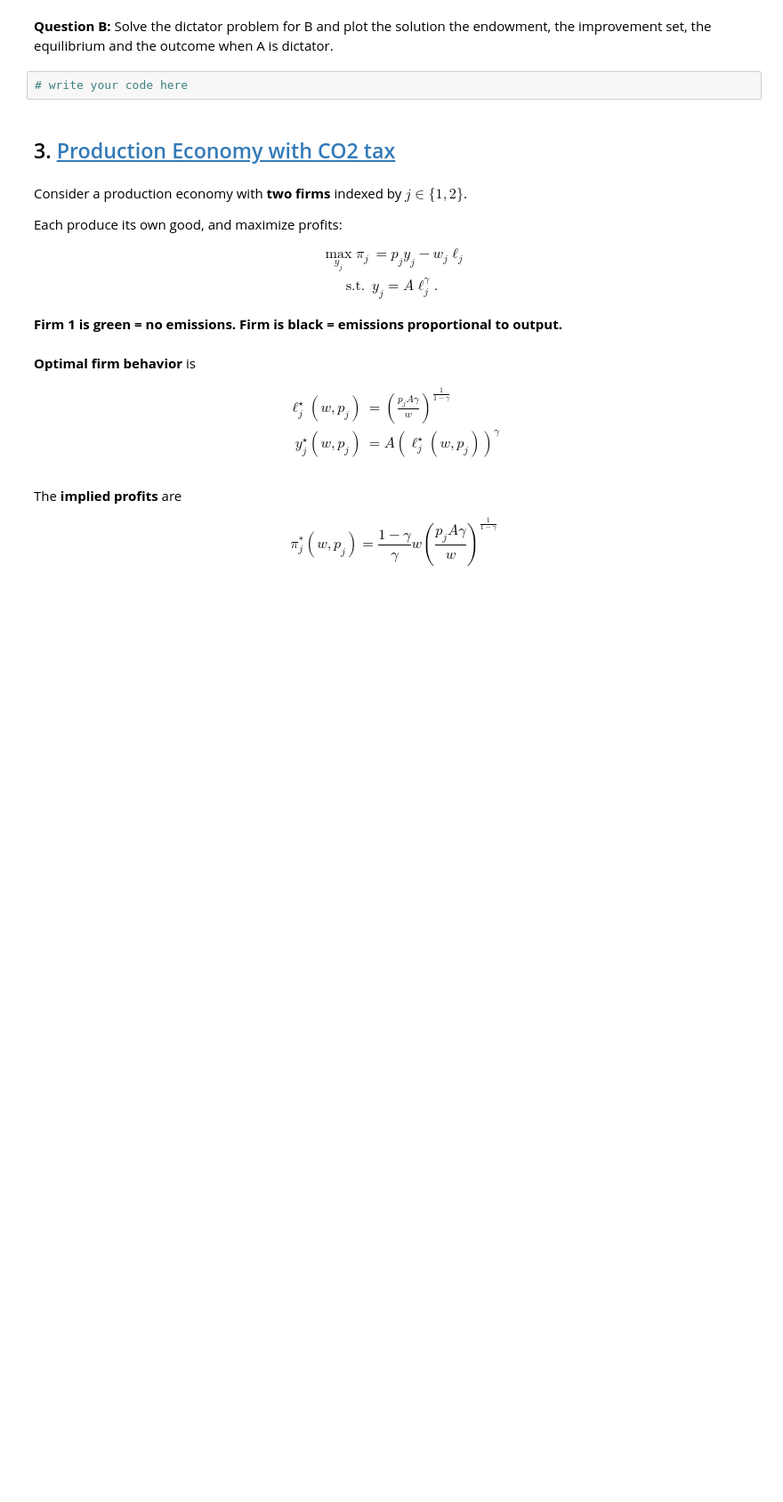
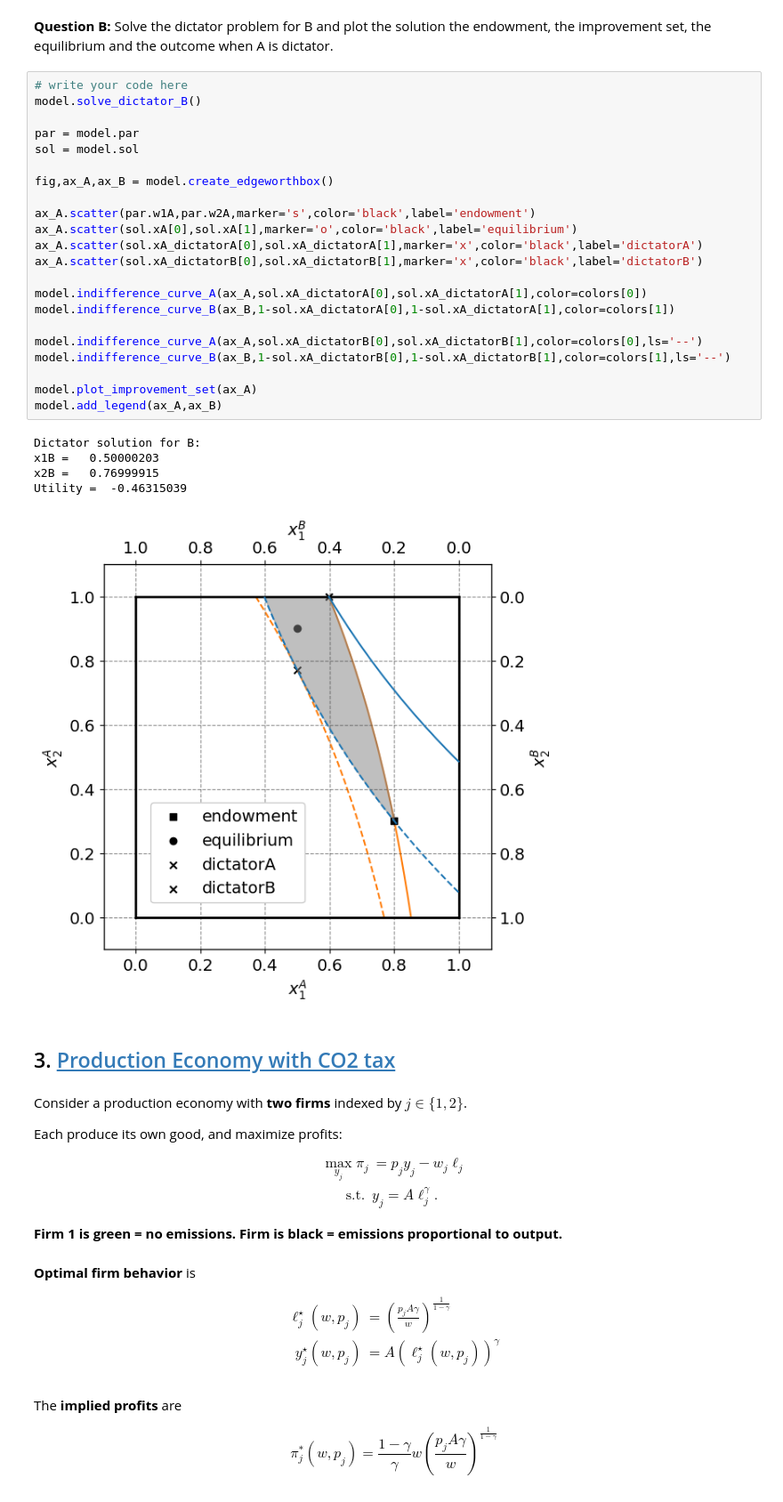
Before and after one commit to emilfriis/ProgEcon-exercises-fork, a Jupyter notebook: Problem_set_6_Walras/Problem_Set_6_Walras.ipynb, the cells around one changed output. Shown: that part at 89% size. Drawn from its saved outputs; the diff is of its cells as text; blank space fills up the shorter version.

```diff
--- a/Problem_set_6_Walras/Problem_Set_6_Walras.ipynb
+++ b/Problem_set_6_Walras/Problem_Set_6_Walras.ipynb
@@ -331,6 +373,32 @@ $$
 **Question B:** Solve the dictator problem for B and plot the solution the endowment, the improvement set, the equilibrium and the outcome when A is dictator.
 # %%
 # write your code here
+model.solve_dictator_B()
+
+par = model.par
+sol = model.sol
+
+fig,ax_A,ax_B = model.create_edgeworthbox()
+
+ax_A.scatter(par.w1A,par.w2A,marker='s',color='black',label='endowment')
+ax_A.scatter(sol.xA[0],sol.xA[1],marker='o',color='black',label='equilibrium')
+ax_A.scatter(sol.xA_dictatorA[0],sol.xA_dictatorA[1],marker='x',color='black',label='dictatorA')
+ax_A.scatter(sol.xA_dictatorB[0],sol.xA_dictatorB[1],marker='x',color='black',label='dictatorB')
+
+model.indifference_curve_A(ax_A,sol.xA_dictatorA[0],sol.xA_dictatorA[1],color=colors[0])
+model.indifference_curve_B(ax_B,1-sol.xA_dictatorA[0],1-sol.xA_dictatorA[1],color=colors[1])
+
+model.indifference_curve_A(ax_A,sol.xA_dictatorB[0],sol.xA_dictatorB[1],color=colors[0],ls='--')
+model.indifference_curve_B(ax_B,1-sol.xA_dictatorB[0],1-sol.xA_dictatorB[1],color=colors[1],ls='--')
+
+model.plot_improvement_set(ax_A)
+model.add_legend(ax_A,ax_B)
+# %% [output]
+Dictator solution for B:
+x1B =   0.50000203
+x2B =   0.76999915
+Utility =  -0.46315039
+[figure, added]
 # %% [markdown]
 ## 3. <a id='toc3_'></a>[Production Economy with CO2 tax](#toc0_)
 # %% [markdown]
```
Also changed, not shown: parts of 7 cells of this notebook, 1 other file.
